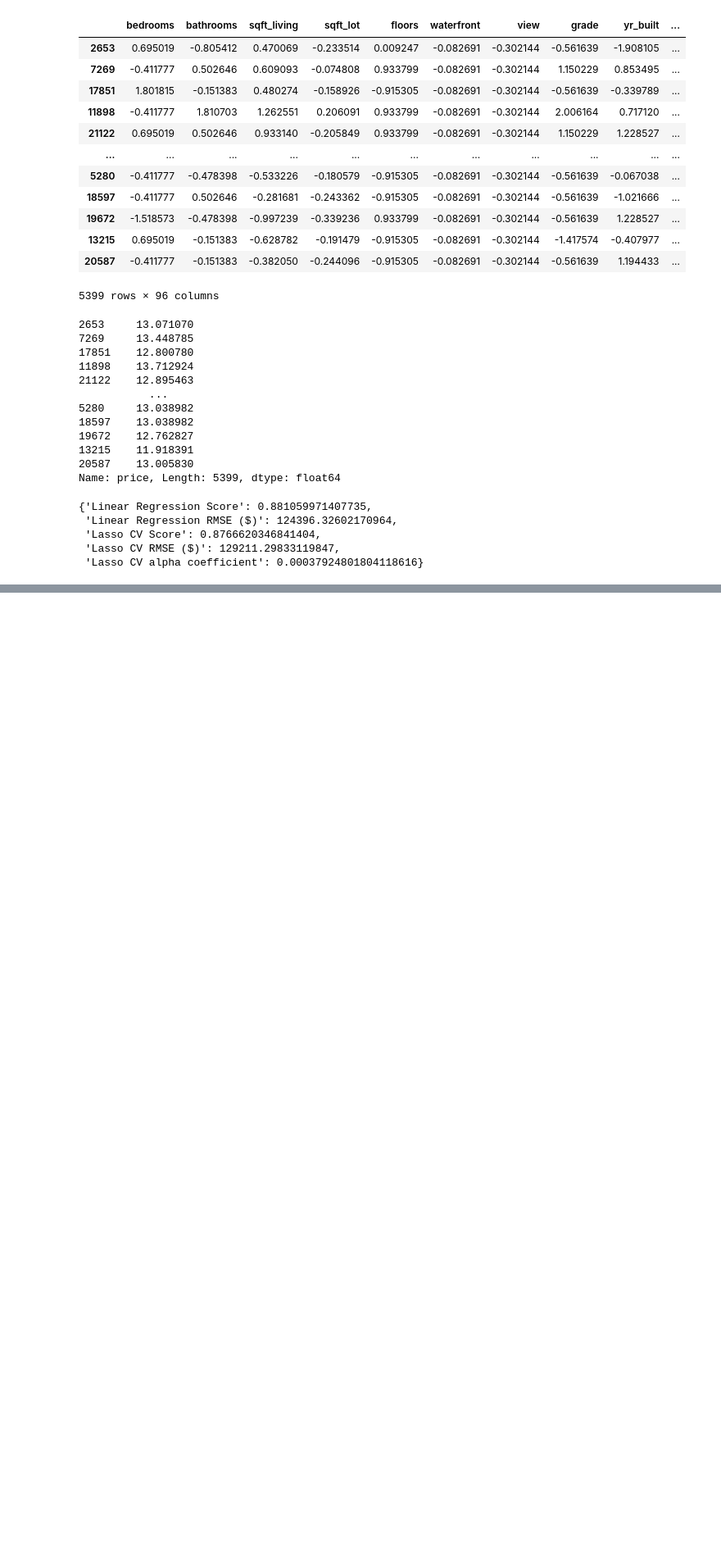
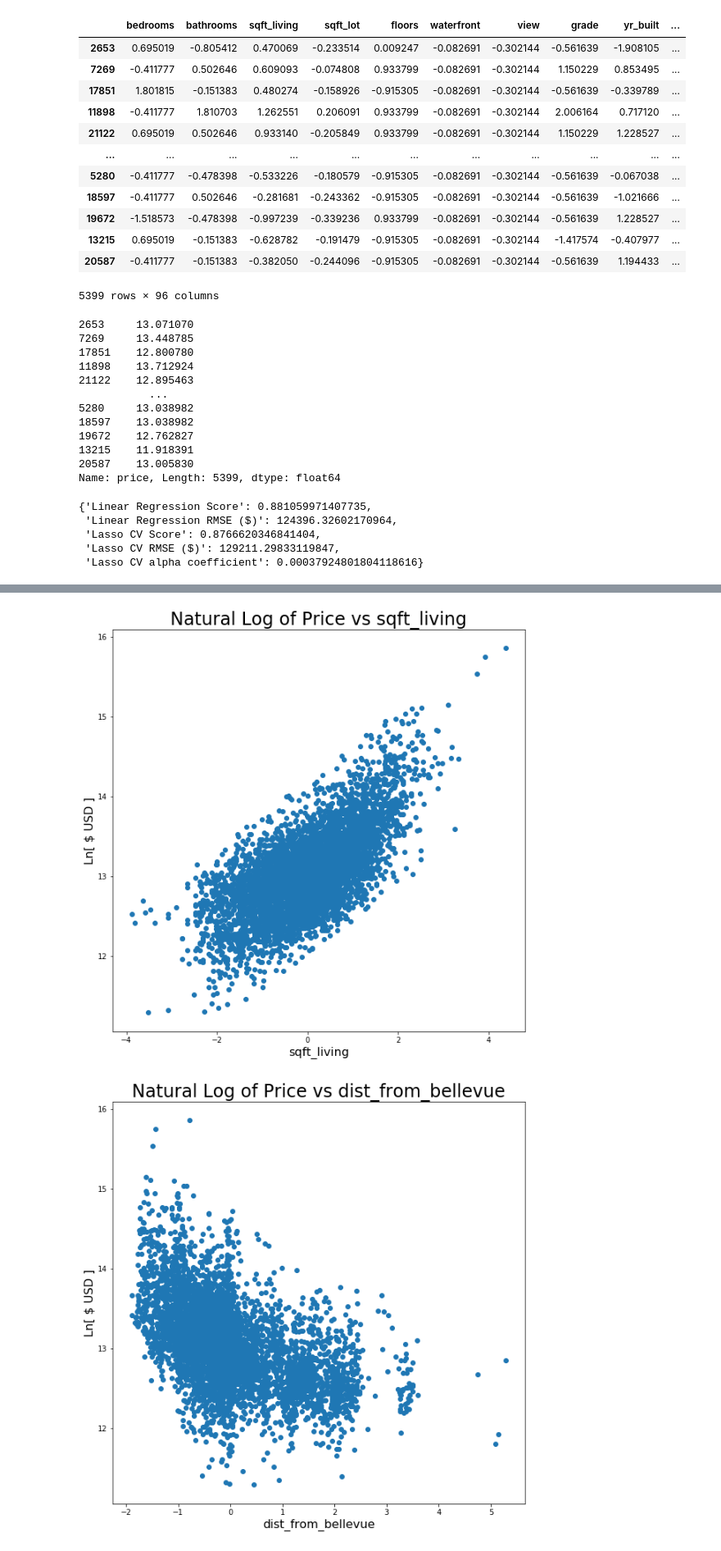
Before and after one commit to AaronWChen/Reducing-Error-on-King-County-Sales-Prices, a Jupyter notebook: python/eda_rmse.ipynb, the cells around one changed output, grey strips where cells are left out. Shown at 82% size. Cells and saved outputs as stored; diff of their text form; code cells hidden in the pictures; blank space fills up the shorter version.

Commit message:
Create graphics for summary

```diff
--- a/python/eda_rmse.ipynb
+++ b/python/eda_rmse.ipynb
@@ -78,0 +101,15 @@ results2
+# %%
+impactful = ['sqft_living', 'dist_from_bellevue', 'dist_from_seattle', 'water_weight', 'view_weight', 'sqft_times_grade']
+# %%
+for feature in impactful:
+    fig = plt.figure(figsize=(10,10))
+    ax = fig.add_subplot(1,1,1)
+    ax.scatter(x=test_data[feature], y=log_test_prices)
+    ax.set_ylabel("Ln[ $ USD ]", fontsize=16)
+    ax.set_xlabel(f"{feature}", fontsize=16)
+    ax.set_title(f"Natural Log of Price vs {feature}", fontsize=24)
+    plt.savefig(f"../write_data/ln_price_vs_{feature}.png")
+    plt.show()
+# %% [output]
+[figure, added]
+[figure, added]
```
Also changed, not shown: parts of 6 cells of this notebook, 6 other files.
